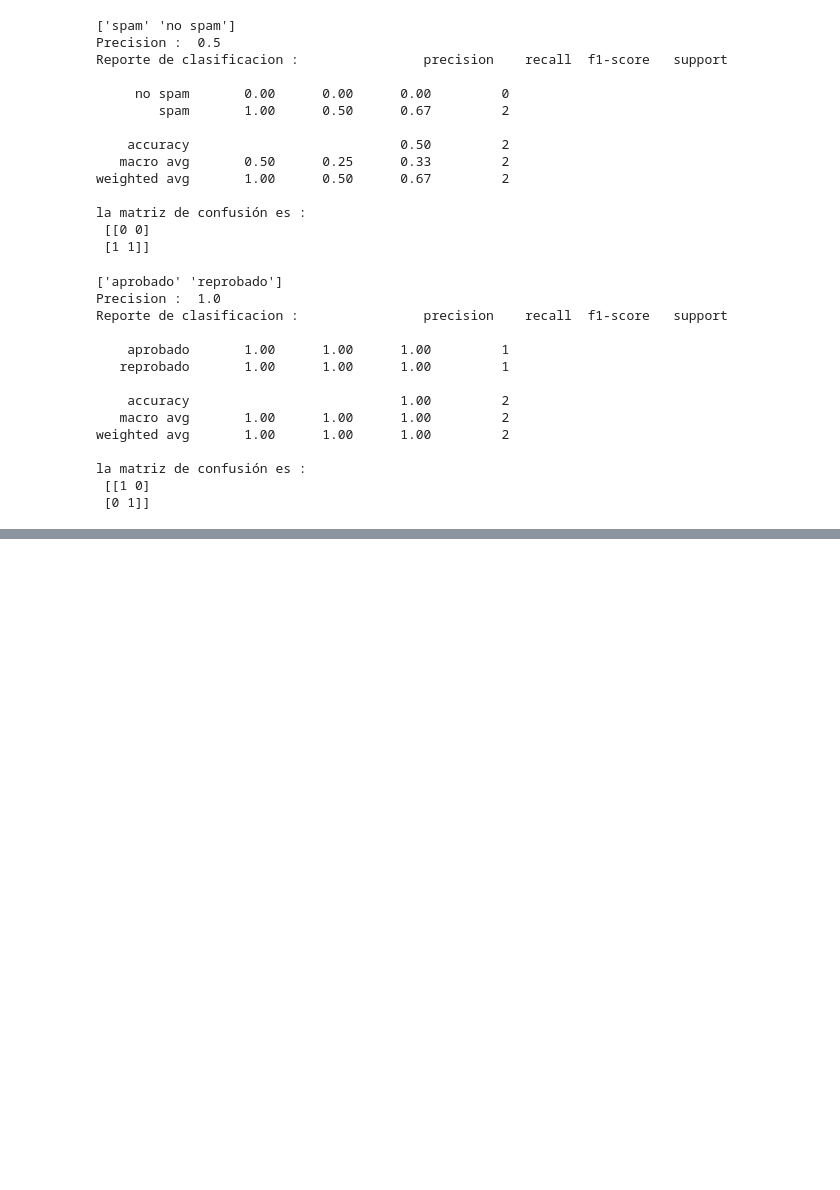
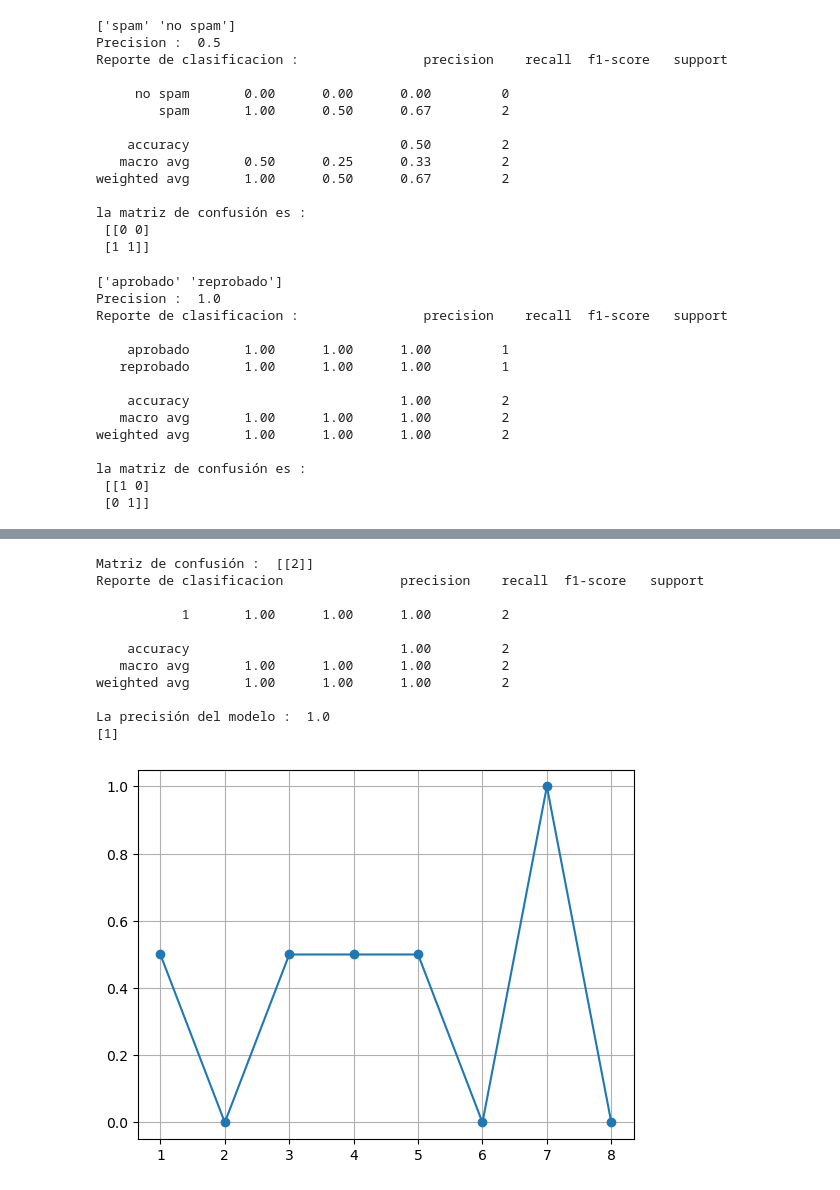
Before and after one commit to vizcardo1199/python-statitics, a Jupyter notebook: MODULO-2/Sesion19.ipynb, the cells around one changed output, grey strips where cells are left out. Cells and saved outputs as stored; diff of their text form; code cells hidden in the pictures; blank space fills up the shorter version.

```diff
--- a/MODULO-2/Sesion19.ipynb
+++ b/MODULO-2/Sesion19.ipynb
@@ -146,15 +180,88 @@ y_B = np.array([1, 1, 1])  # Etiqueta 1 para clase B
 # %%
 import pandas as pd
 import numpy as np
 from sklearn.model_selection import train_test_split
 from sklearn.neighbors import KNeighborsClassifier
 from sklearn.metrics import accuracy_score, confusion_matrix, classification_report
 
 # Paso 2: Cargar el dataset Titanic (datos fijos)
 data = {
     "Pclass": [3, 1, 3, 1, 3, 3, 1, 3, 3, 2],
     "Sex": ["male", "female", "female", "female", "male", "male", "male", "female", "female", "male"],
     "Age": [22, 38, 26, 35, 35, None, 54, 2, 27, 14],
     "Fare": [7.25, 71.2833, 7.925, 53.1, 8.05, 8.4583, 51.8625, 21.075, 11.1333, 30.0708],
     "Survived": [0, 1, 1, 1, 0, 0, 0, 1, 1, 1]
 }
+df = pd.DataFrame(data)
+
+#preprocesar los datos
+#Reemplazaremos los valores nulos o datos faltantes con la media de la edad
+df["Age"] = df["Age"].fillna(df["Age"].mean())
+
+#Convertir la columna 'Sex' a numerica (0 : male , 1 : female)
+#programacion funcional con python
+df["Sex"] = df["Sex"].map({"male":0 , "female":1})
+
+#Seleccionar caracteristicas (X) , etiquetas (Y)
+X = df[["Pclass" ,"Sex" , "Age" ,"Fare"]]
+y = df['Survived']
+
+#Dividir los datos en entrenamiento y prueba (80% - 20%)
+X_train , X_test , y_train , y_test = train_test_split(X ,y , test_size = 0.2 , random_state = 42)
+
+# Crear el modelo
+k = 7 # numero de vecinos
+modelo =  KNeighborsClassifier(n_neighbors = k)
+
+#entrenar el modelo
+modelo.fit(X_train , y_train)
+
+# modelo predictivo
+y_pred = modelo.predict(X_test)
+
+#metricas
+print('Matriz de confusión : ' , confusion_matrix(y_test , y_pred))
+print('Reporte de clasificacion' , classification_report(y_test , y_pred))
+print('La precisión del modelo : ' , accuracy_score(y_test , y_pred))
+
+
+# nuevo pasajero
+nuevo_pasajero = np.array([[2 ,1 ,29, 20.5]])
+prediccion = modelo.predict(nuevo_pasajero)
+print(prediccion)
+
+
+# Evaluacion grafica de la precisión varian el k
+
+#Limitar el ran de k al tamaño del conjunto
+max_k = len(X_train) # Maximo numero de vecinos
+k_values = range(1 , max_k +1)
+
+#Probar diferentes valores de k y calcular la precision
+precision = []
+for k in k_values:
+    modelo =  KNeighborsClassifier(n_neighbors = k)
+    modelo.fit(X_train , y_train)
+    y_pred = modelo.predict(X_test)
+    precision.append(accuracy_score(y_test , y_pred))
+
+#Grafica del k
+plt.plot(k_values , precision , marker='o')
+plt.title('Precision vs k')
+plt.xlabel('k')
+plt.ylabel('k')
+plt.grid()
+plt.show()
+# %% [output]
+Matriz de confusión :  [[2]]
+Reporte de clasificacion               precision    recall  f1-score   support
+
+           1       1.00      1.00      1.00         2
+
+    accuracy                           1.00         2
+   macro avg       1.00      1.00      1.00         2
+weighted avg       1.00      1.00      1.00         2
+
+La precisión del modelo :  1.0
+[1]
+[figure, added]
```
Also changed, not shown: parts of 1 cell of this notebook, 1 other file.
